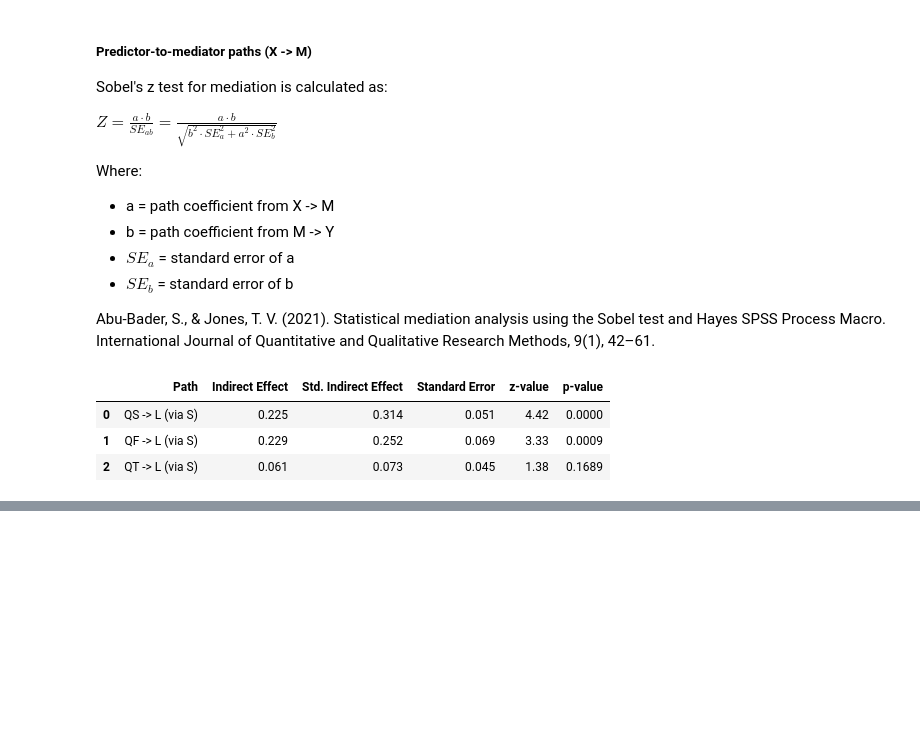
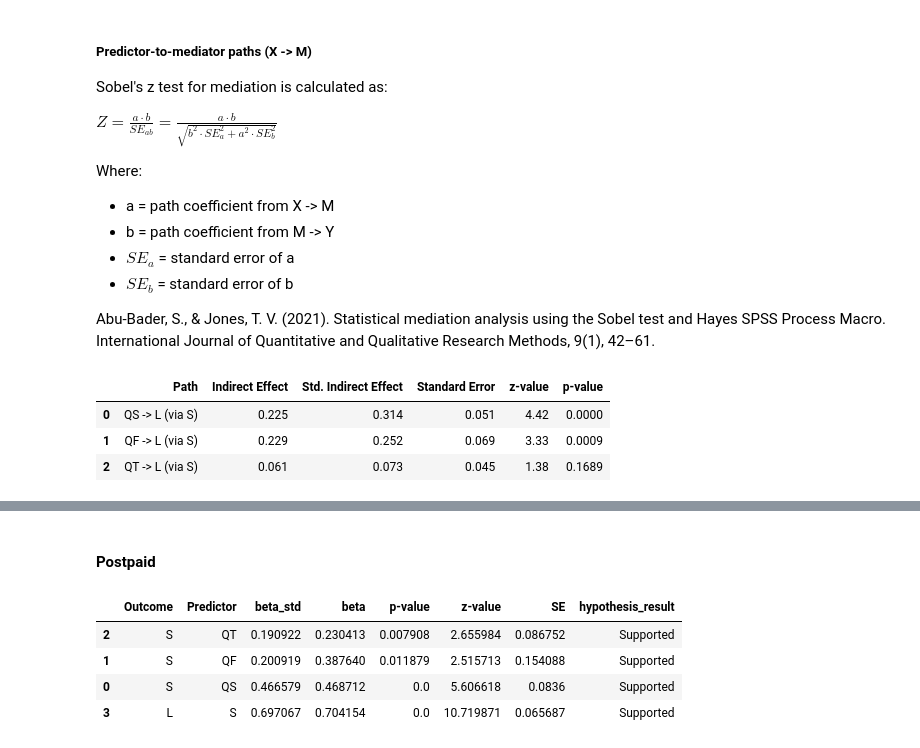
Before and after one commit to VictorValar/python-structural-equation-modeling-guide, a Jupyter notebook: Practice 3/practice_3.ipynb, the cells around one changed output, grey strips where cells are left out. Saved outputs shown, nothing was run; the diff lists cells and outputs as text; code cells hidden in the pictures; blank space fills up the shorter version.

```diff
--- a/Practice 3/practice_3.ipynb
+++ b/Practice 3/practice_3.ipynb
@@ -424,0 +494,30 @@ female_indirect_effects_df
+# %% [markdown]
+#### Postpaid
+# %%
+post_raw_item_estimates = (
+    post_model.inspect(std_est=True)
+         .query("op == '~' and not lval.str.startswith('P')")
+)
+post_direct_effects_df = (
+    post_raw_item_estimates
+    .loc[:, ['lval','rval', 'Est. Std', 'Estimate','p-value', 'z-value', 'Std. Err']]
+    .rename(columns={
+        'lval': 'Outcome',
+        'rval': 'Predictor',
+        'Estimate': 'beta',
+        'Est. Std': 'beta_std',
+        'Std. Err': 'SE'
+    })
+    .sort_values(by='beta')
+)
+post_direct_effects_df['hypothesis_result'] = post_direct_effects_df.apply(
+    lambda row: 'Supported' if row['p-value'] < 0.05 else 'Not Supported',
+    axis=1
+)
+post_direct_effects_df
+# %% [output]
+|  | Outcome | Predictor | beta_std | beta | p-value | z-value | SE | hypothesis_result |
+| 2 | S | QT | 0.190922 | 0.230413 | 0.007908 | 2.655984 | 0.086752 | Supported |
+| 1 | S | QF | 0.200919 | 0.387640 | 0.011879 | 2.515713 | 0.154088 | Supported |
+| 0 | S | QS | 0.466579 | 0.468712 | 0.0 | 5.606618 | 0.0836 | Supported |
+| 3 | L | S | 0.697067 | 0.704154 | 0.0 | 10.719871 | 0.065687 | Supported |
```
Also changed, not shown: parts of 39 cells of this notebook.
